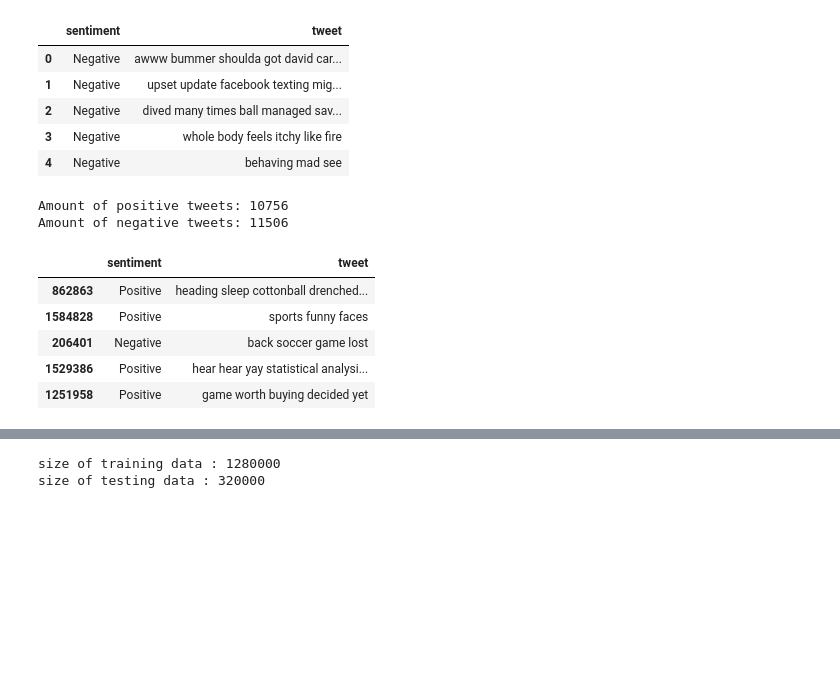
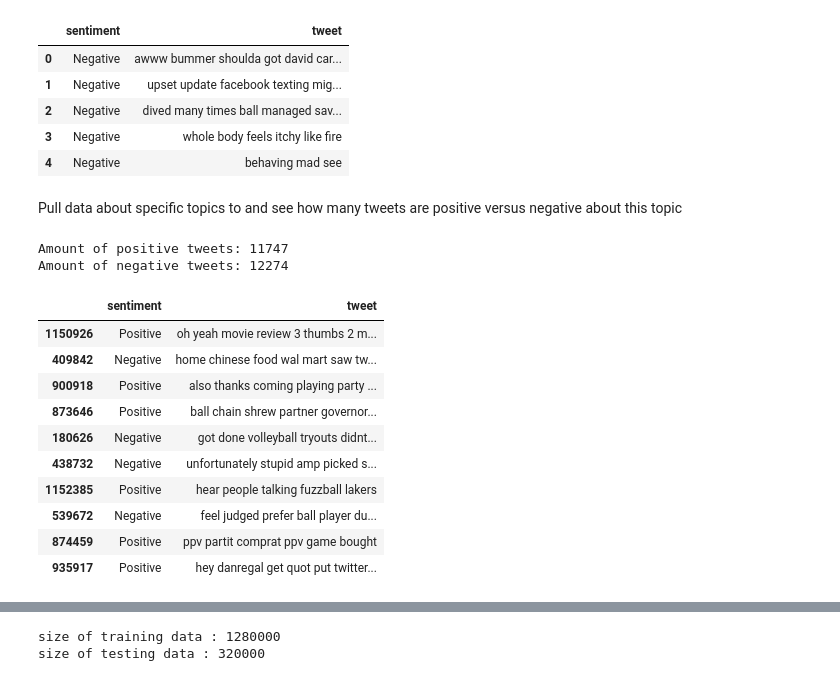
Before and after one commit to hallowerised/Twitter-Sentiment-Analysis, a Jupyter notebook: twitter-sentiment-analysis.ipynb, the cells around one changed output, grey strips where cells are left out. Cells and saved outputs as stored; diff of their text form; code cells hidden in the pictures; blank space fills up the shorter version.

Commit message:
Kaggle Notebook | Twitter Sentiment Analysis | Version 4

```diff
--- a/twitter-sentiment-analysis.ipynb
+++ b/twitter-sentiment-analysis.ipynb
@@ -172,20 +171,27 @@ data.head()
 | 2 | Negative | dived many times ball managed sav... |
 | 3 | Negative | whole body feels itchy like fire |
 | 4 | Negative | behaving mad see |
+# %% [markdown]
+Pull data about specific topics to and see how many tweets are positive versus negative about this topic
 # %%
 data = shuffle(data)
-searchWords = '|'.join(['sport', 'player', 'game', 'ball'])
+searchWords = '|'.join(['sport', 'player', 'game', 'ball', 'score', 'winner'])
 filtered = data[data['tweet'].str.contains(searchWords, case=False)]
 pd.set_option('display.max_colwidth', 0)
 print("Amount of positive tweets:", filtered['sentiment'].value_counts()['Positive'])
 print("Amount of negative tweets:", filtered['sentiment'].value_counts()['Negative'])
-filtered.head()
+filtered.head(10)
 # %% [output]
-Amount of positive tweets: 10756
-Amount of negative tweets: 11506
+Amount of positive tweets: 11747
+Amount of negative tweets: 12274
 |  | sentiment | tweet |
-| 862863 | Positive | heading sleep cottonball drenched... |
-| 1584828 | Positive | sports funny faces |
-| 206401 | Negative | back soccer game lost |
-| 1529386 | Positive | hear hear yay statistical analysi... |
-| 1251958 | Positive | game worth buying decided yet |
+| 1150926 | Positive | oh yeah movie review 3 thumbs 2 m... |
+| 409842 | Negative | home chinese food wal mart saw tw... |
+| 900918 | Positive | also thanks coming playing party ... |
+| 873646 | Positive | ball chain shrew partner governor... |
+| 180626 | Negative | got done volleyball tryouts didnt... |
+| 438732 | Negative | unfortunately stupid amp picked s... |
+| 1152385 | Positive | hear people talking fuzzball lakers |
+| 539672 | Negative | feel judged prefer ball player du... |
+| 874459 | Positive | ppv partit comprat ppv game bought |
+| 935917 | Positive | hey danregal get quot put twitter... |
```
Also changed, not shown: parts of 47 cells of this notebook.
